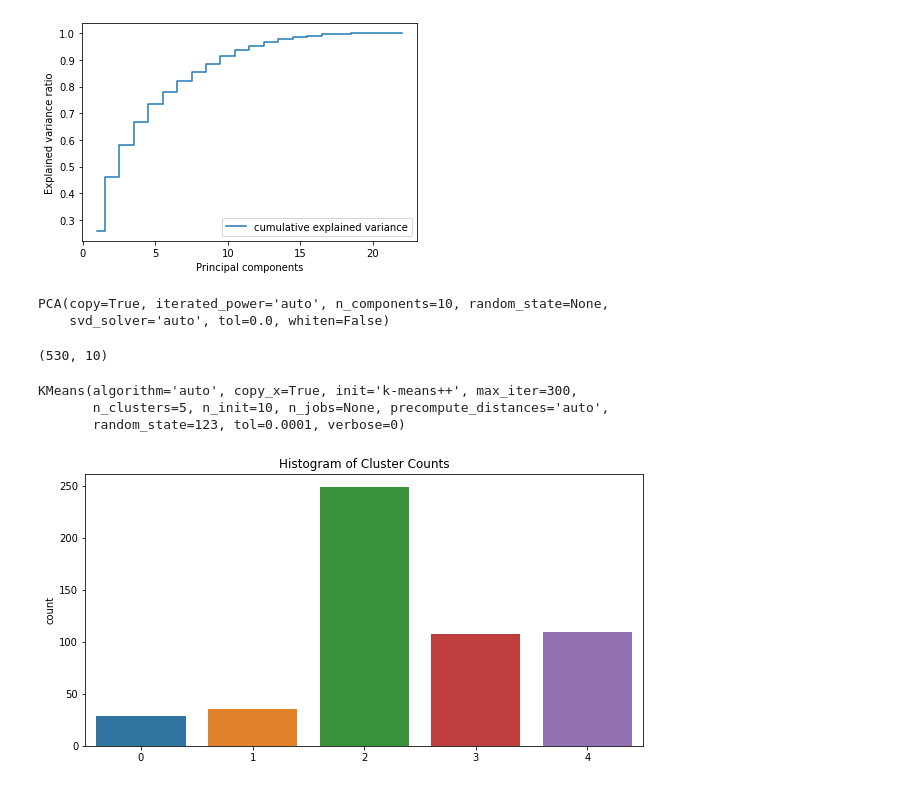
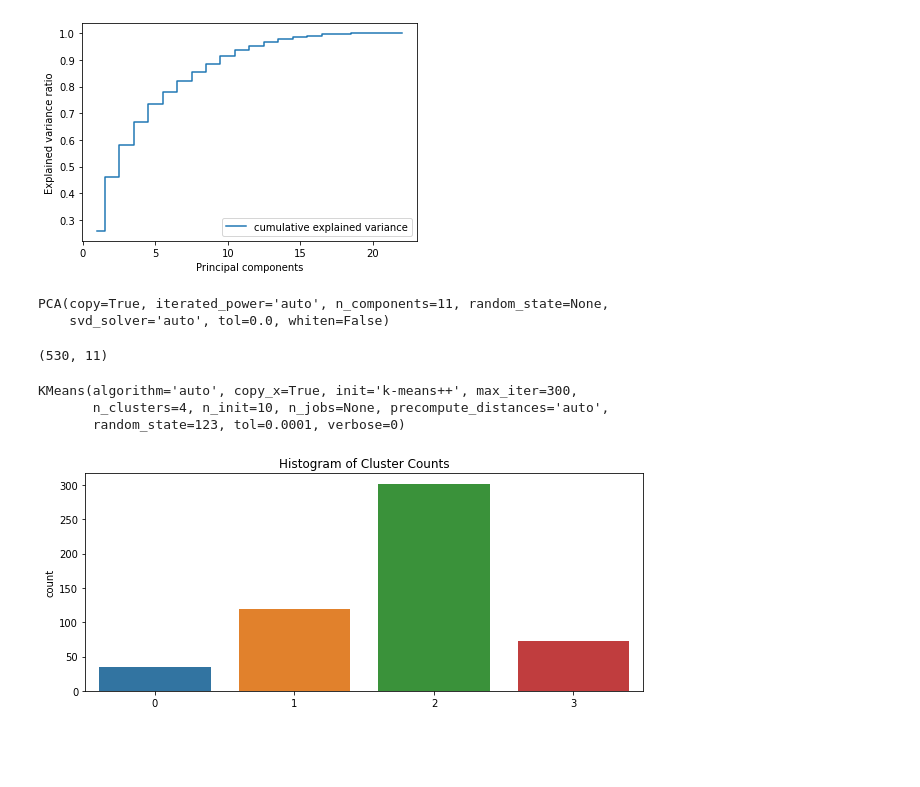
Before and after one commit to Sumetjutha/005_MyProject, a Jupyter notebook: 8_Explore_NBA_Data_With_KMeans_Clustering.ipynb, the cells around one changed output. Cells and saved outputs as stored; diff of their text form; code cells hidden in the pictures; blank space fills up the shorter version.

```diff
--- a/8_Explore_NBA_Data_With_KMeans_Clustering.ipynb
+++ b/8_Explore_NBA_Data_With_KMeans_Clustering.ipynb
@@ -19,5 +16,5 @@ Saving NBA_Data.csv to NBA_Data.csv
 # %%
-nba = pd.read_csv('NBA_Data.csv')
+nba = pd.read_csv('/content/drive/MyDrive/MyProject/NBA_Data.csv')
 # %%
 nba.head(7)
 # %% [output]
@@ -135,38 +159,38 @@ plt.legend(loc='best')
 <matplotlib.legend.Legend at 0x...>
 [figure]
 # %%
-pca = PCA(n_components=10)
+pca = PCA(n_components=11)
 pca.fit(nba_scaled)
 # %% [output]
-PCA(copy=True, iterated_power='auto', n_components=10, random_state=None,
+PCA(copy=True, iterated_power='auto', n_components=11, random_state=None,
     svd_solver='auto', tol=0.0, whiten=False)
 # %%
 nba_transformed = pca.fit_transform(nba_scaled)
 nba_transformed.shape
 # %% [output]
-(530, 10)
+(530, 11)
 # %%
 ########## K-Mean
 from sklearn.cluster import KMeans
 
-n_clusters = 5
+n_clusters = 4
 kmeans = KMeans(n_clusters=n_clusters, random_state=123)
 kmeans.fit(nba_transformed)
 # %% [output]
 KMeans(algorithm='auto', copy_x=True, init='k-means++', max_iter=300,
-       n_clusters=5, n_init=10, n_jobs=None, precompute_distances='auto',
+       n_clusters=4, n_init=10, n_jobs=None, precompute_distances='auto',
        random_state=123, tol=0.0001, verbose=0)
 # %%
 cluster_labels = kmeans.labels_
 nba['cluster'] = cluster_labels
 # %%
-ax=plt.subplots(figsize=(10,5))
+ax=plt.subplots(figsize=(10,4))
 ax=sns.countplot(cluster_labels)
 title="Histogram of Cluster Counts"
 ax.set_title(title, fontsize=12)
 plt.show()
 # %% [output]
-[figure, old version]
+[figure, new version]
 # %%
 def cluster_nba(columns):
     output = pd.DataFrame({'cluster':[ i for i in range(n_clusters)]})
```
Also changed, not shown: parts of 29 cells of this notebook.
